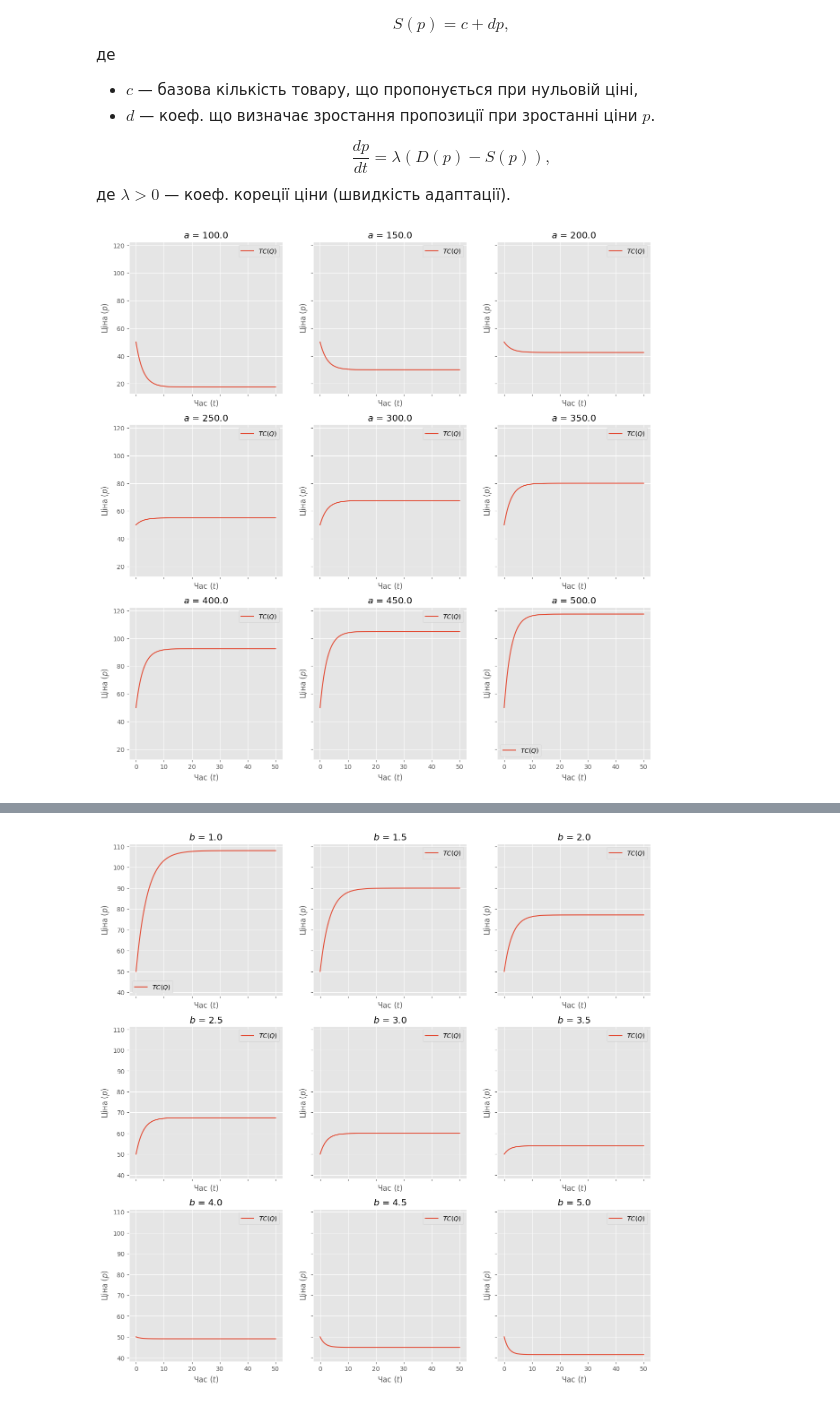
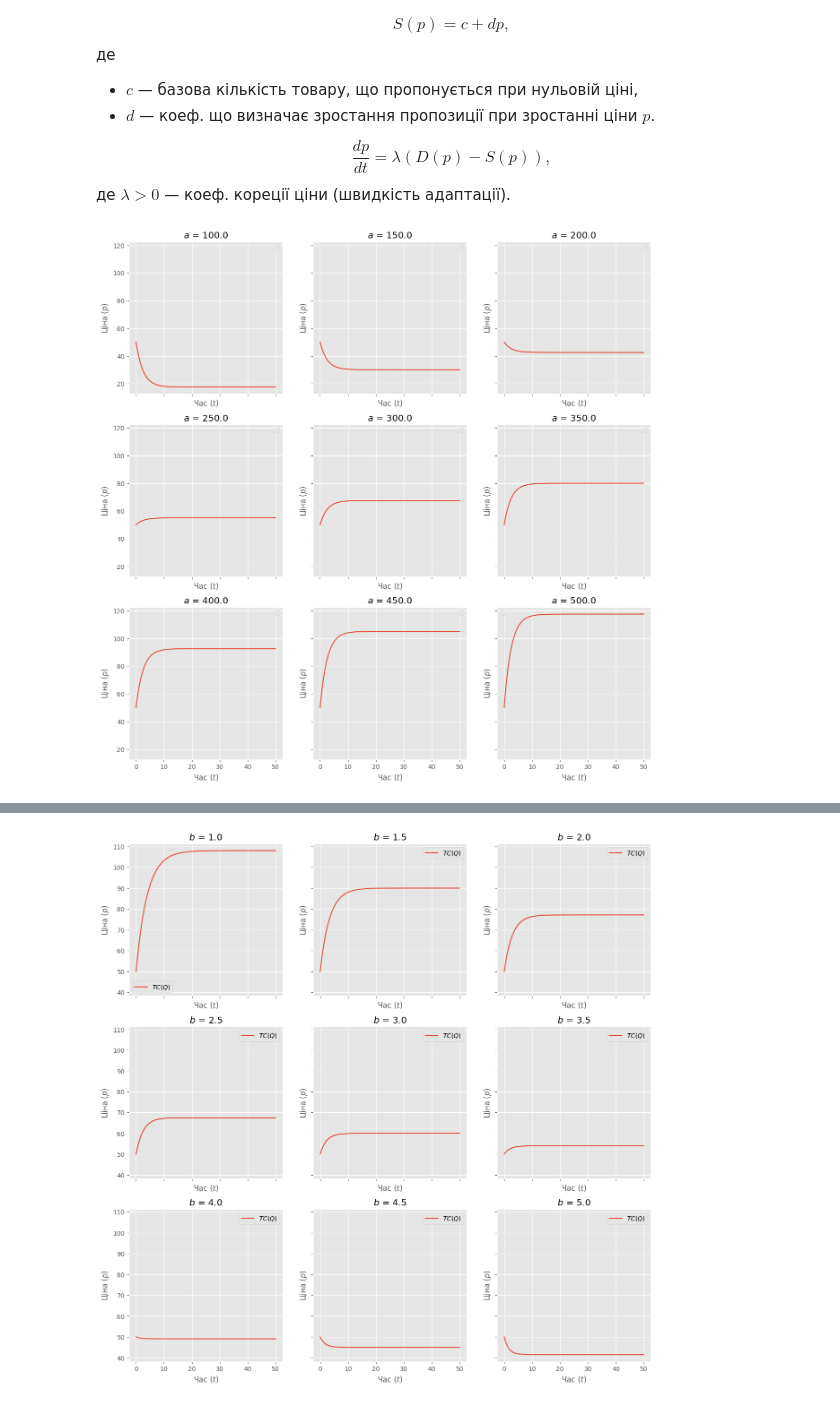
Before and after one commit to BerVol57/MP3, a Jupyter notebook: lab 2/lab2.ipynb, the cells around one changed output, grey strips where cells are left out. Drawn from its saved outputs; the diff is of its cells as text; code cells hidden in the pictures.

```diff
--- a/lab 2/lab2.ipynb
+++ b/lab 2/lab2.ipynb
@@ -39,6 +39,5 @@ fig, axs = plt.subplots(3, 3, figsize= (15, 15), sharex=True)
 for i in range(len(k)):
     axs[i//3][i%3].plot(t, maltus_model(y0, k[i], t))
     axs[i//3][i%3].set_title(f"k = {k[i]}")
-    axs[i//3][i%3].grid()
 # %% [output]
 [figure]
@@ -52,6 +55,5 @@ fig, axs = plt.subplots(3, 3, figsize= (15, 15), sharex=True, sharey=True)
 for i in range(len(y0)):
     axs[i//3][i%3].plot(t, maltus_model(y0[i], k, t))
     axs[i//3][i%3].set_title(f"y0 = {y0[i]}")
-    axs[i//3][i%3].grid()
 # %% [output]
 [figure]
@@ -99,7 +107,7 @@ fig, axs = plt.subplots(3, 3, figsize = (15, 15), sharex=True, sharey=True)
 
 for i in range(len(K)):
     axs[i//3][i%3].plot(t, logistic_model(r, K[i], y0, t))
-    axs[i//3][i%3].set_title(f"r = {K[i]}")
+    axs[i//3][i%3].set_title(f"K = {K[i]}")
 # %% [output]
 100
 [figure]
@@ -360,20 +395,20 @@ p0: float = 50
 # %%
 fig, axs = plt.subplots(3, 3, figsize = (15, 15), sharex=True, sharey=True)
 
 a = 300
 b = 2.5
 c = 30
 d = 1.5
 lam = .1
 
 for i in range(9):
     a = a_s[i]
 
     p_eq: float = (a - c) / (b + d)
-    axs[i//3][i%3].plot(t, price(t, p0, p_eq, lam, b, d), label=r"$TC(Q)$")
+    axs[i//3][i%3].plot(t, price(t, p0, p_eq, lam, b, d))
     axs[i//3][i%3].legend()
     axs[i//3][i%3].set_title(fr"$a$ = {a}")
     axs[i//3][i%3].set_xlabel(r"Час $(t)$")
     axs[i//3][i%3].set_ylabel(r"Ціна $(p)$")
 # %% [output]
-[figure, old version]
+[figure, new version]
```
Also changed, not shown: parts of 25 cells of this notebook, 3 other files.
